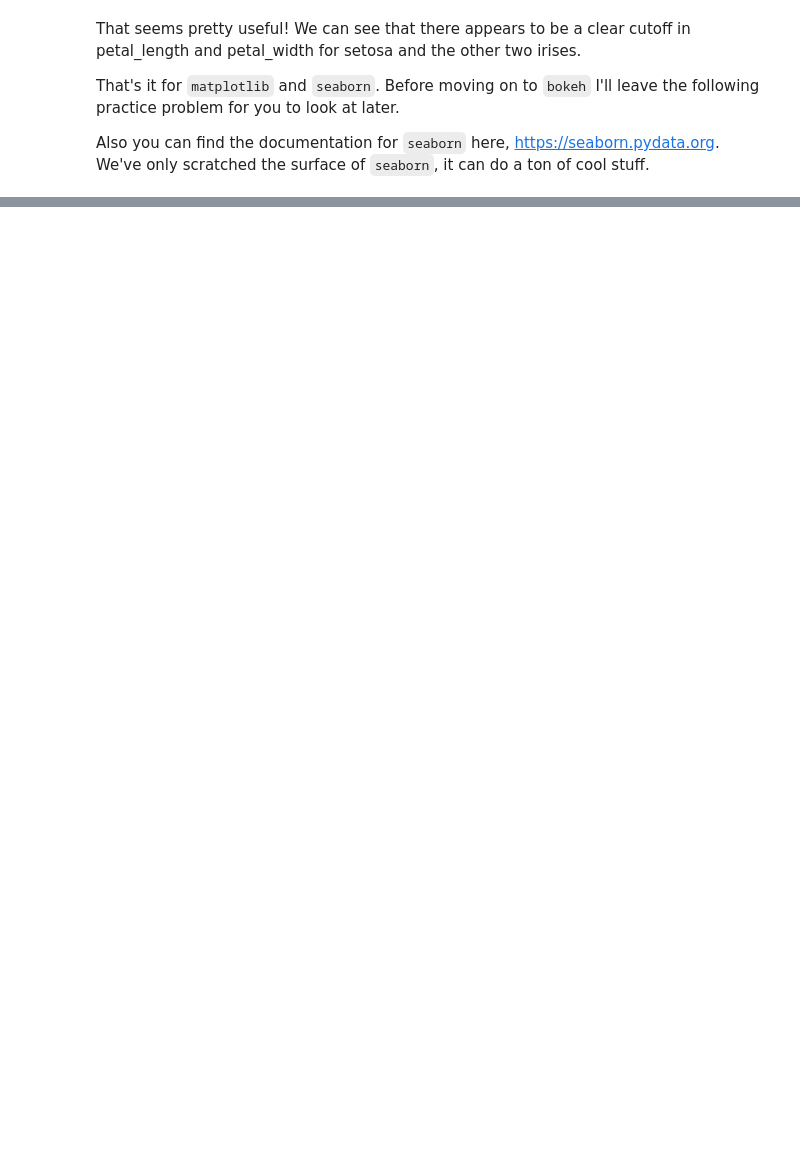
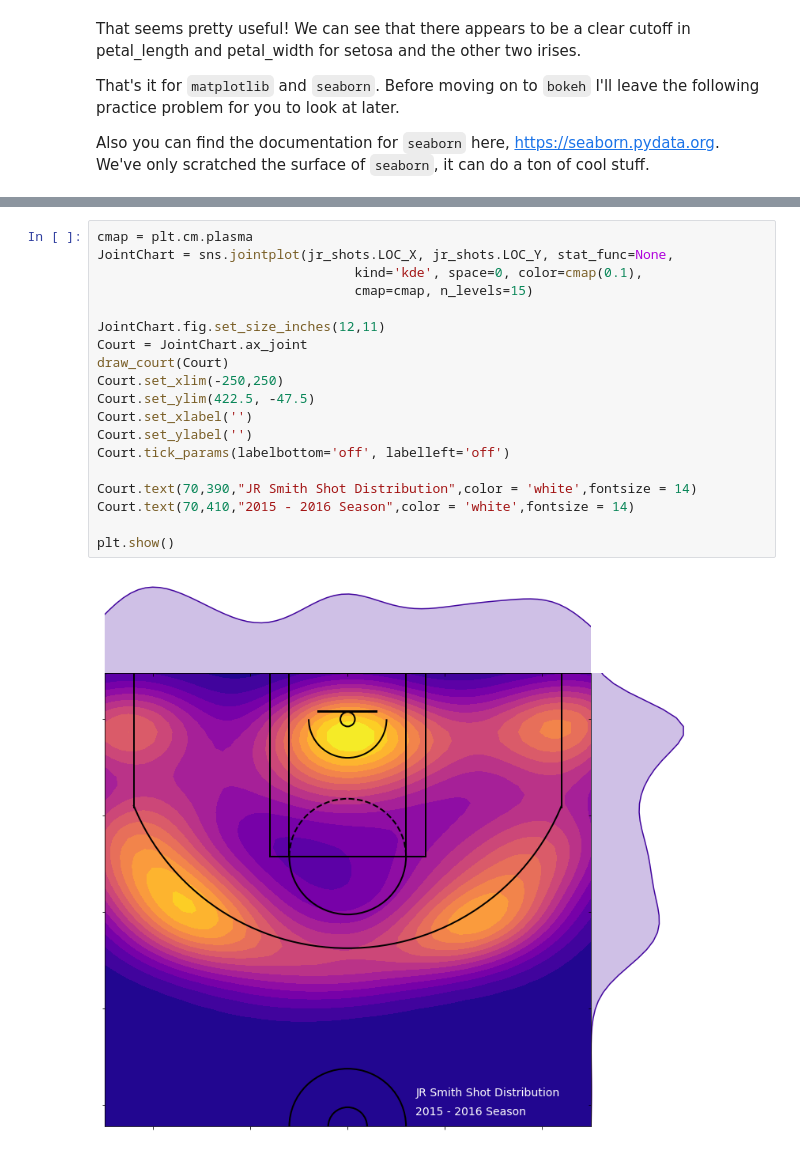
Before and after one commit to matthewosborne71/PlottingWithPython, a Jupyter notebook: Plotting With Python.ipynb, the cells around one changed output, grey strips where cells are left out. Cells and saved outputs as stored; diff of their text form; blank space fills up the shorter version.

```diff
--- a/Plotting With Python.ipynb
+++ b/Plotting With Python.ipynb
@@ -476,0 +594,21 @@ Below I've written a bunch of code to make a plot. Go through it and convince yo
+# %%
+cmap = plt.cm.plasma
+JointChart = sns.jointplot(jr_shots.LOC_X, jr_shots.LOC_Y, stat_func=None,
+                                 kind='kde', space=0, color=cmap(0.1),
+                                 cmap=cmap, n_levels=15)
+
+JointChart.fig.set_size_inches(12,11)
+Court = JointChart.ax_joint
+draw_court(Court)
+Court.set_xlim(-250,250)
+Court.set_ylim(422.5, -47.5)
+Court.set_xlabel('')
+Court.set_ylabel('')
+Court.tick_params(labelbottom='off', labelleft='off')
+
+Court.text(70,390,"JR Smith Shot Distribution",color = 'white',fontsize = 14)
+Court.text(70,410,"2015 - 2016 Season",color = 'white',fontsize = 14)
+
+plt.show()
+# %% [output]
+[figure, added]
```
Also changed, not shown: parts of 26 cells of this notebook.
